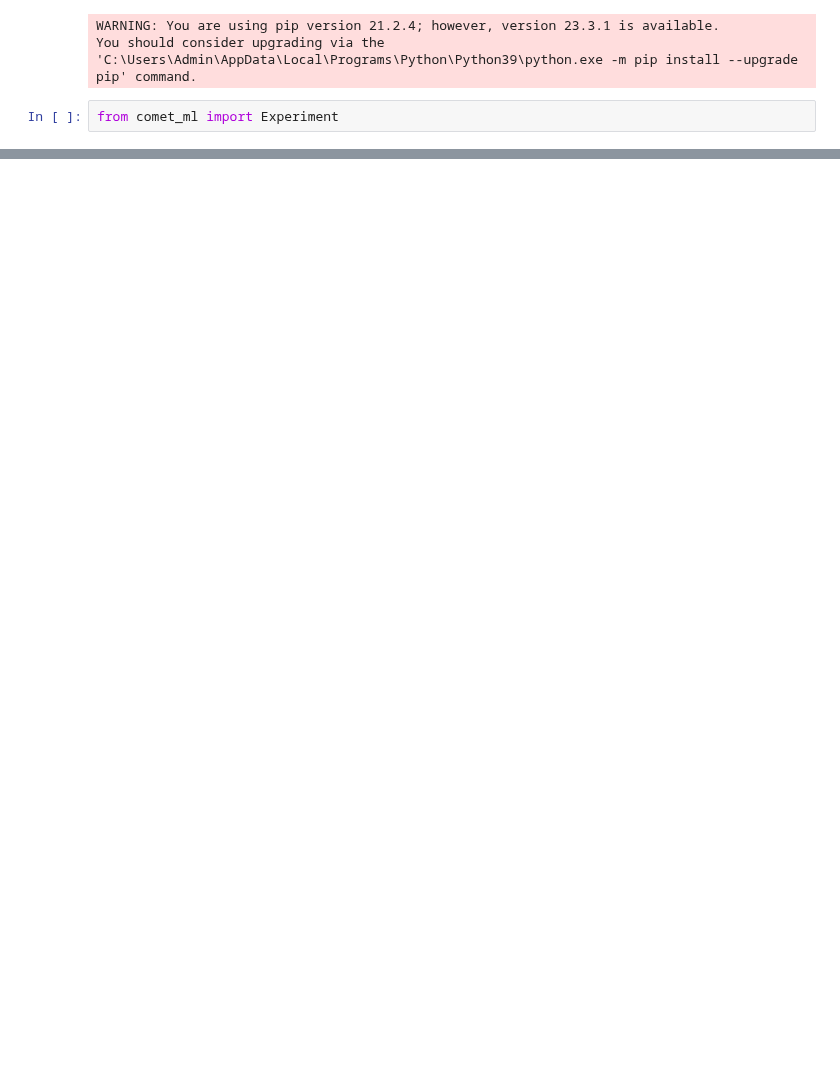
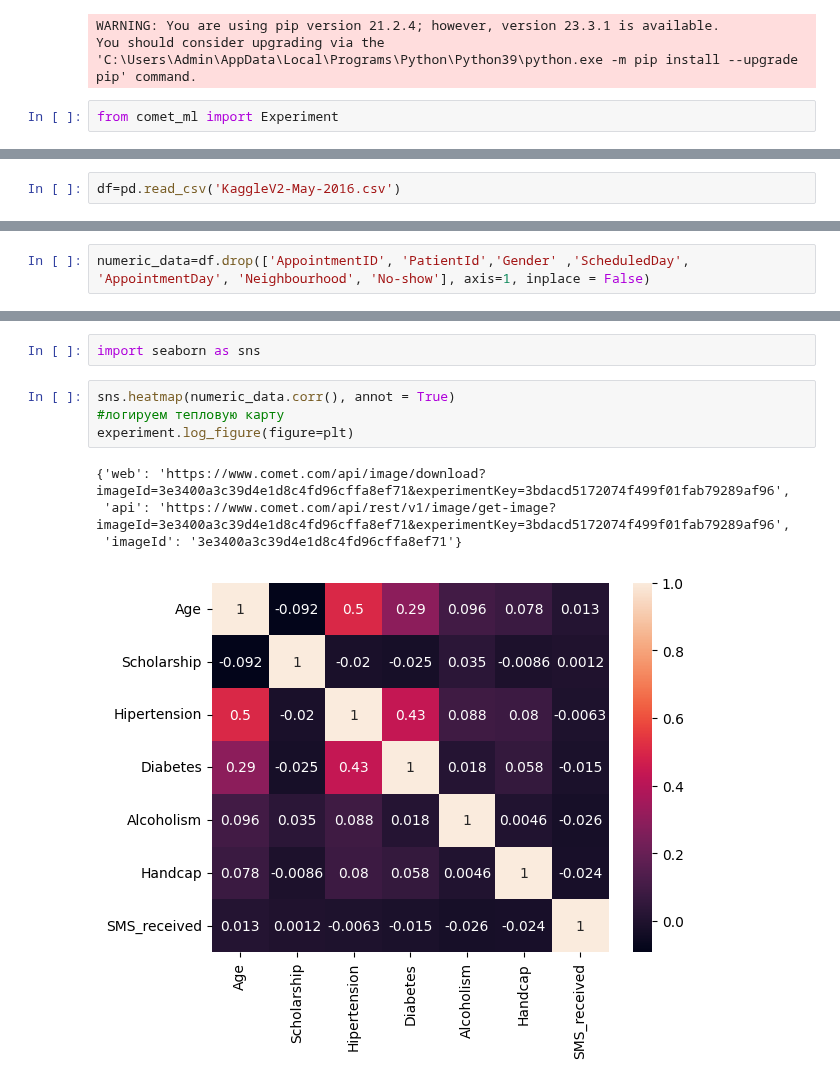
Before and after one commit to DenisMaltsev76/DM_76, a Jupyter notebook: Skillfactory/EDA-5. Проектирование экспериментов/Домашнее задание.ipynb, the cells around one changed output, grey strips where cells are left out. Cells and saved outputs as stored; diff of their text form; blank space fills up the shorter version.

```diff
--- a/Skillfactory/EDA-5. Проектирование экспериментов/Домашнее задание.ipynb
+++ b/Skillfactory/EDA-5. Проектирование экспериментов/Домашнее задание.ipynb
@@ -38,0 +53,2 @@ COMET INFO: Experiment is live on comet.com https://www.comet.com/denismaltsev76
+# %%
+df=pd.read_csv('KaggleV2-May-2016.csv')
@@ -38,0 +64,2 @@ COMET INFO: Experiment is live on comet.com https://www.comet.com/denismaltsev76
+# %%
+numeric_data=df.drop(['AppointmentID', 'PatientId','Gender' ,'ScheduledDay', 'AppointmentDay', 'Neighbourhood', 'No-show'], axis=1, inplace = False)
@@ -38,0 +83,11 @@ COMET INFO: Experiment is live on comet.com https://www.comet.com/denismaltsev76
+# %%
+import seaborn as sns
+# %%
+sns.heatmap(numeric_data.corr(), annot = True)
+#логируем тепловую карту
+experiment.log_figure(figure=plt)
+# %% [output]
+{'web': 'https://www.comet.com/api/image/download?imageId=3e3400a3c39d4e1d8c4fd96cffa8ef71&experimentKey=3bdacd5172074f499f01fab79289af96',
+ 'api': 'https://www.comet.com/api/rest/v1/image/get-image?imageId=3e3400a3c39d4e1d8c4fd96cffa8ef71&experimentKey=3bdacd5172074f499f01fab79289af96',
+ 'imageId': '3e3400a3c39d4e1d8c4fd96cffa8ef71'}
+[figure, added]
```
Also changed, not shown: parts of 5 cells of this notebook.
